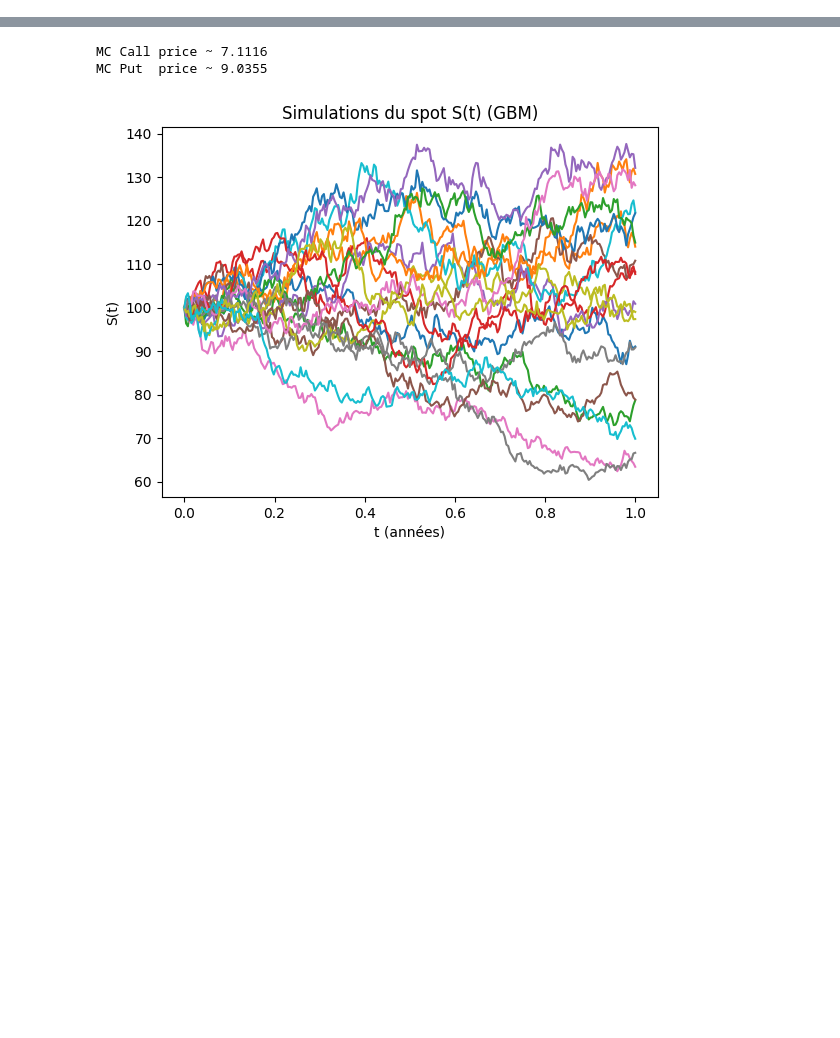
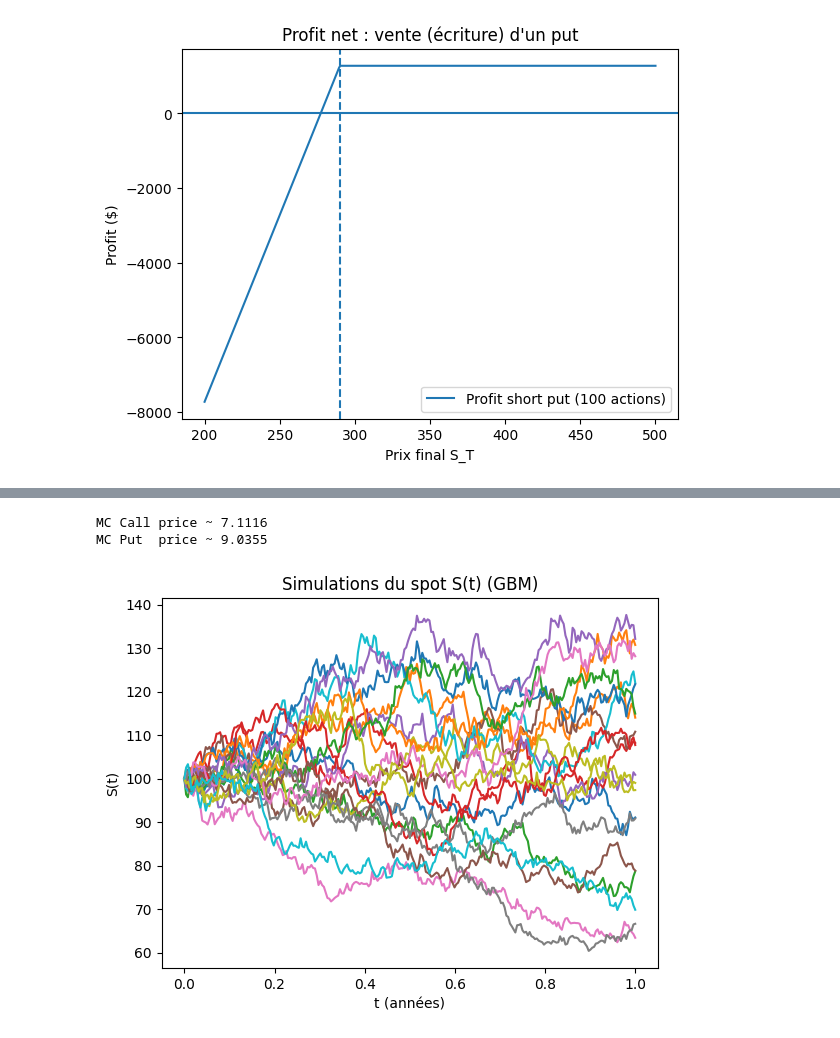
Before and after one commit to Virgiletupet/Option_Futures_And_Derivatives_Applications, a Jupyter notebook: 1_Introduction.ipynb, the cells around one changed output, grey strips where cells are left out. Cells and saved outputs as stored; diff of their text form; code cells hidden in the pictures; blank space fills up the shorter version.

```diff
--- a/1_Introduction.ipynb
+++ b/1_Introduction.ipynb
@@ -0,0 +147,19 @@
+# %%
+K = 290
+premium_per_share = 12.70      # exemple (bid) dans l'esprit Hull
+contract_size = 100
+
+S_T = np.linspace(200, 500, 400)
+profit_short_put = (premium_per_share - np.maximum(K - S_T, 0)) * contract_size
+
+plt.figure()
+plt.plot(S_T, profit_short_put, label="Profit short put (100 actions)")
+plt.axhline(0)
+plt.axvline(K, linestyle="--")
+plt.xlabel("Prix final S_T")
+plt.ylabel("Profit ($)")
+plt.title("Profit net : vente (écriture) d'un put")
+plt.legend()
+plt.show()
+# %% [output]
+[figure, added]
```
Also changed, not shown: parts of 12 cells of this notebook.
